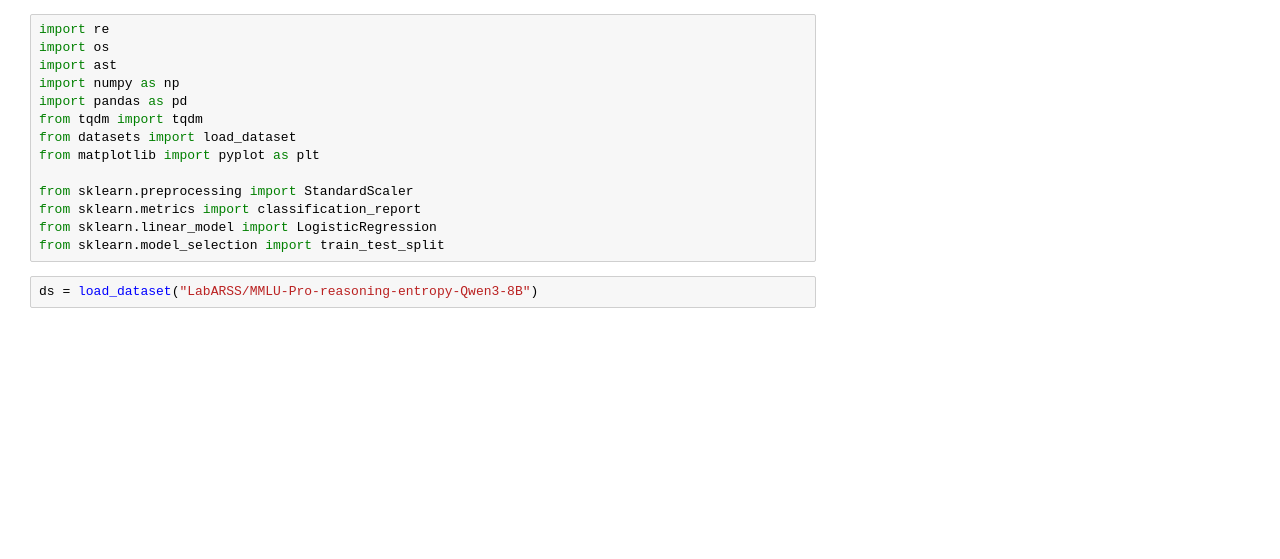
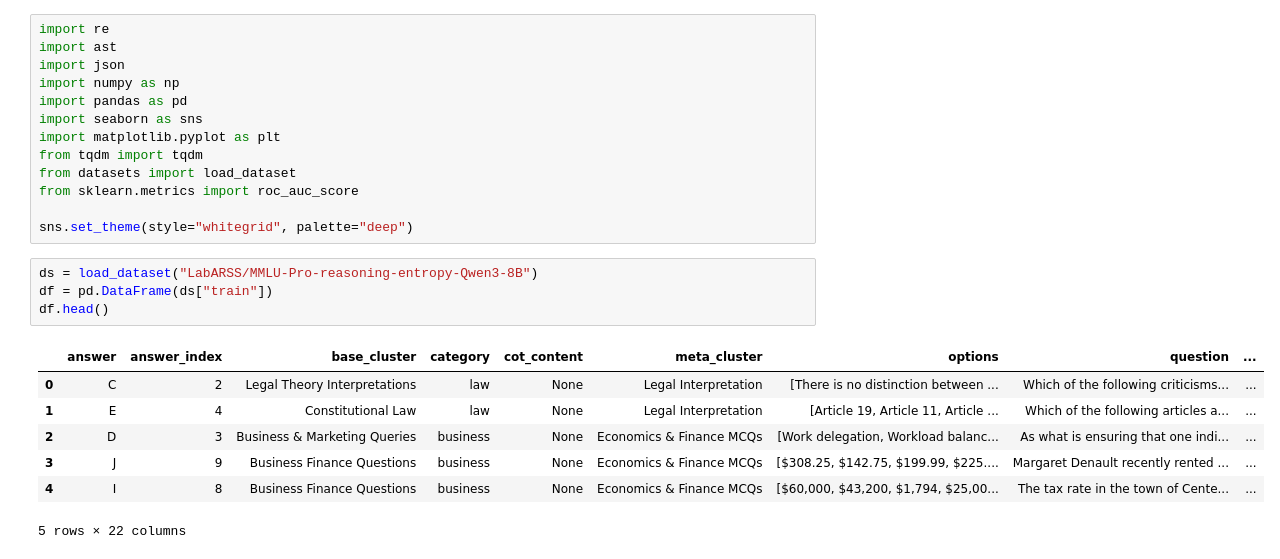
Before and after one commit to LabARSS/complexity-aware-fine-tuning, a Jupyter notebook: src/analysis/single_token_entropy/single_token_thinking_entropy_analysis.ipynb, the cells around one changed output. Drawn from its saved outputs; the diff is of its cells as text; blank space fills up the shorter version.

```diff
--- a/src/analysis/single_token_entropy/single_token_thinking_entropy_analysis.ipynb
+++ b/src/analysis/single_token_entropy/single_token_thinking_entropy_analysis.ipynb
@@ -1,16 +1,25 @@
 # %%
 import re
-import os
 import ast
+import json
 import numpy as np
 import pandas as pd
+import seaborn as sns
+import matplotlib.pyplot as plt
 from tqdm import tqdm
 from datasets import load_dataset
-from matplotlib import pyplot as plt
+from sklearn.metrics import roc_auc_score
 
-from sklearn.preprocessing import StandardScaler
-from sklearn.metrics import classification_report
-from sklearn.linear_model import LogisticRegression
-from sklearn.model_selection import train_test_split
+sns.set_theme(style="whitegrid", palette="deep")
 # %%
 ds = load_dataset("LabARSS/MMLU-Pro-reasoning-entropy-Qwen3-8B")
+df = pd.DataFrame(ds["train"])
+df.head()
+# %% [output]
+|  | answer | answer_index | base_cluster | category | cot_content | meta_cluster | options | question | ... |
+| 0 | C | 2 | Legal Theory Interpretations | law | None | Legal Interpretation | [There is no distinction between ... | Which of the following criticisms... | ... |
+| 1 | E | 4 | Constitutional Law | law | None | Legal Interpretation | [Article 19, Article 11, Article ... | Which of the following articles a... | ... |
+| 2 | D | 3 | Business & Marketing Queries | business | None | Economics & Finance MCQs | [Work delegation, Workload balanc... | As what is ensuring that one indi... | ... |
+| 3 | J | 9 | Business Finance Questions | business | None | Economics & Finance MCQs | [$308.25, $142.75, $199.99, $225.... | Margaret Denault recently rented ... | ... |
+| 4 | I | 8 | Business Finance Questions | business | None | Economics & Finance MCQs | [$60,000, $43,200, $1,794, $25,00... | The tax rate in the town of Cente... | ... |
+5 rows × 22 columns
```
Also changed, not shown: parts of 28 cells of this notebook.
